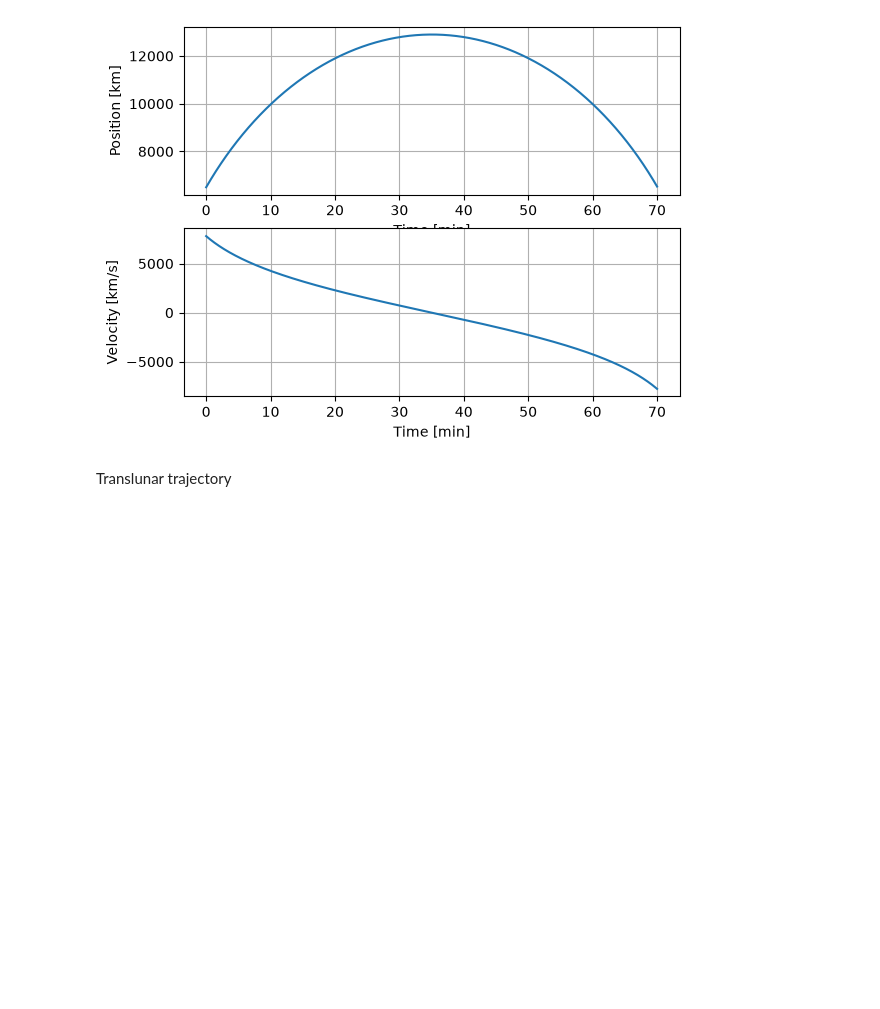
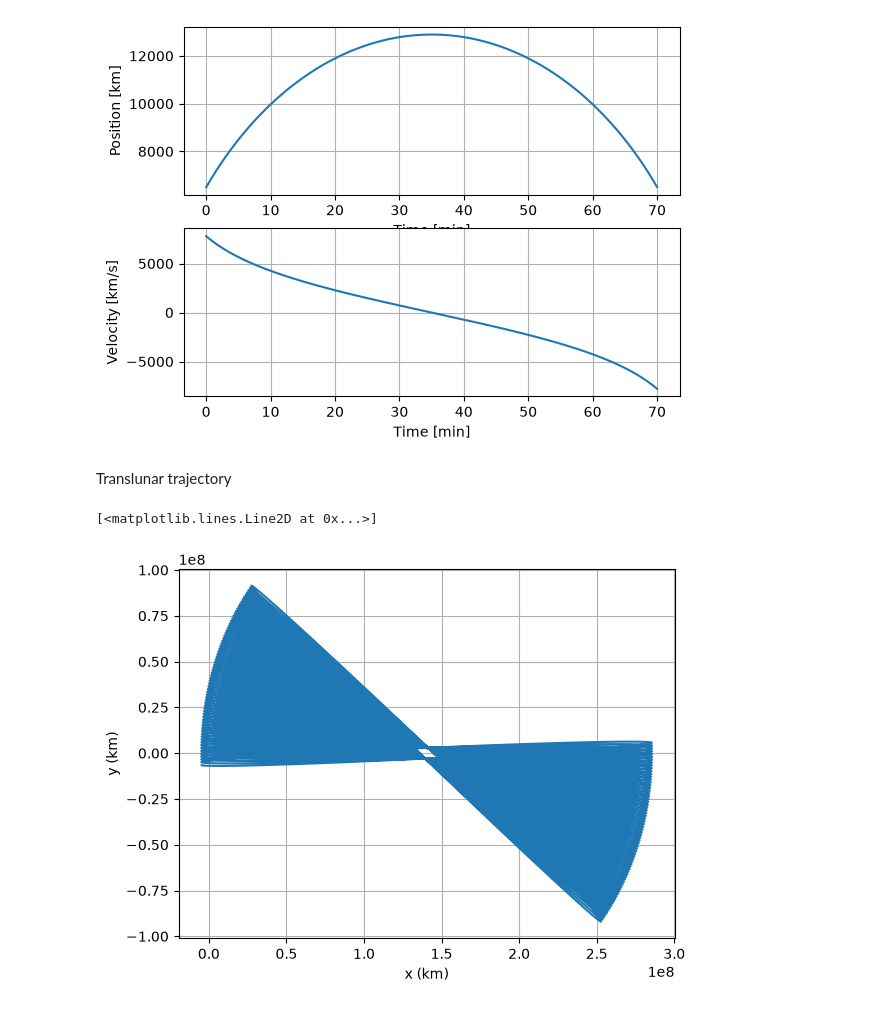
Before and after one commit to LeeroyJenkins007/AYCNFS, a Jupyter notebook: notebooks/integrators.ipynb, the cells around one changed output. Cells and saved outputs as stored; diff of their text form; code cells hidden in the pictures; blank space fills up the shorter version.

```diff
--- a/notebooks/integrators.ipynb
+++ b/notebooks/integrators.ipynb
@@ -54,6 +52,8 @@ Translunar trajectory
 # %%
 deg2rad = math.pi / 180
 days = 60 * 60 * 24
+
+r12 = 384_000_000   # meters from Earth to Moon
 
 # given
 d0 = 200_000        # meters
@@ -68,6 +68,10 @@ pi_1 = EARTH.mass / M
 pi_2 = MOON.mass / M
 mu = EARTH.mu + MOON.mu
 
+W = math.sqrt(mu / r12**3)
+x1 = -pi_2 * r12
+x2 = pi_1*r12
+
 r0 = d0 + EARTH.radius
 x = r0*math.cos(phi) + x1
 y = r0*math.sin(phi)
@@ -81,3 +85,40 @@ y0 = np.array([
     vx,
     vy
 ])
+
+def rates(t: float, f: np.ndarray) -> np.ndarray:
+    x = f[0]
+    y = f[1]
+    vx = f[2]
+    vy = f[3]
+
+    r1 = np.linalg.norm([x + pi_2*r12, y])
+    r2 = np.linalg.norm([x - pi_1*r12, y])
+
+    return np.array([
+        vx,
+        vy,
+        2*W*vy + W**2 * x - EARTH.mu * (x - x1)/r1**3 - MOON.mu*(x - x2) / r2**3,
+        -2*W*vx + W**2 * y - (EARTH.mu / r1**3 + MOON.mu / r2**3)*y
+    ])
+
+# abolute tolerances
+atol = np.array([
+    1e-3, 1e-3,     # Position (m)
+    1e-6, 1e-6      # Velocity (m/s)
+])
+
+# relative tolerances
+rtol = 1e-8
+
+t_translunar, y_translunar = rkf45(y0, (0, tf), rates, rtol, atol)
+# %%
+fig, ax = plt.subplots()
+
+ax.set_xlabel("x (km)")
+ax.set_ylabel("y (km)")
+ax.grid(True)
+ax.plot(y_translunar[:, 0], y_translunar[:, 1])
+# %% [output]
+[<matplotlib.lines.Line2D at 0x...>]
+[figure, added]
```
Also changed, not shown: parts of 1 cell of this notebook.
